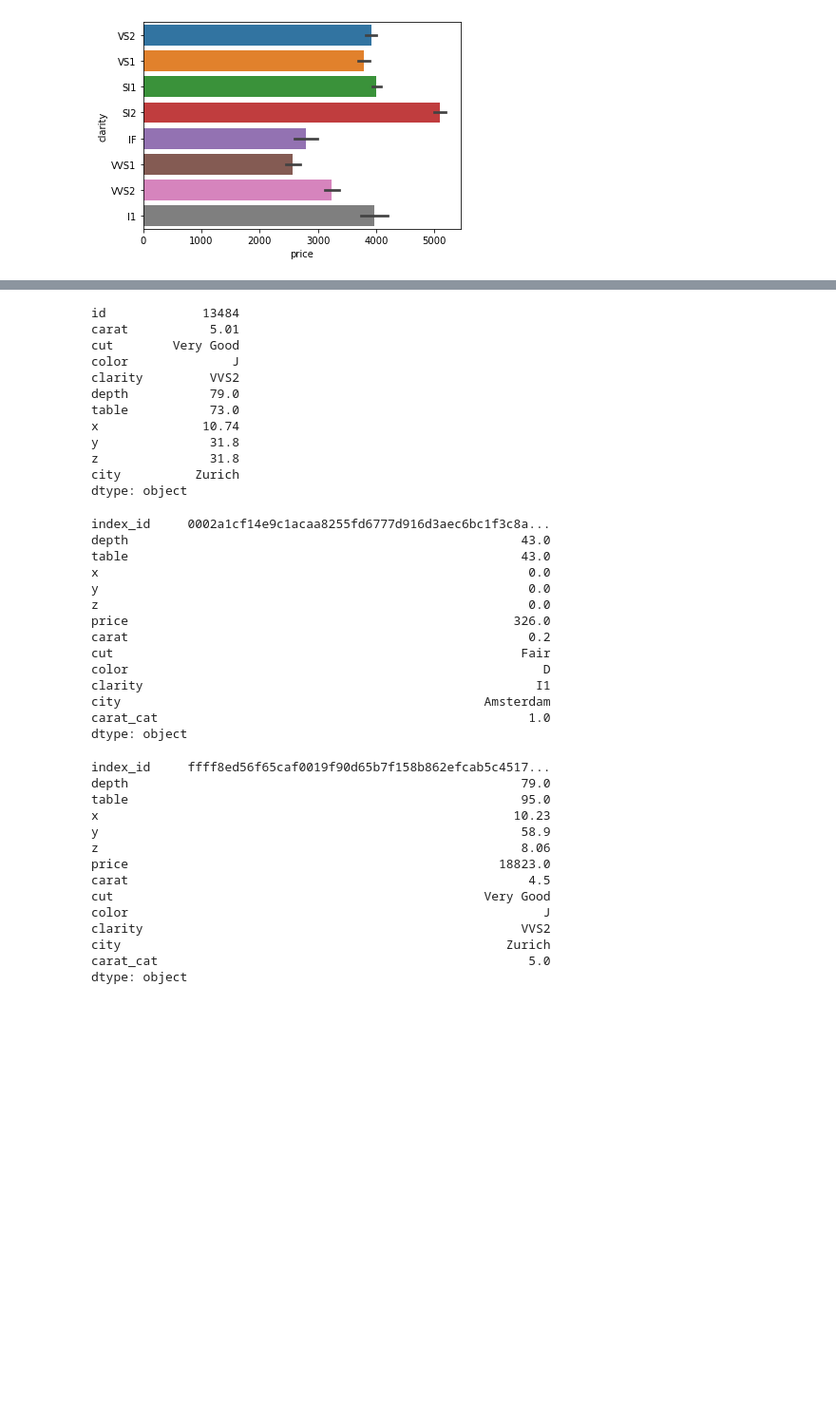
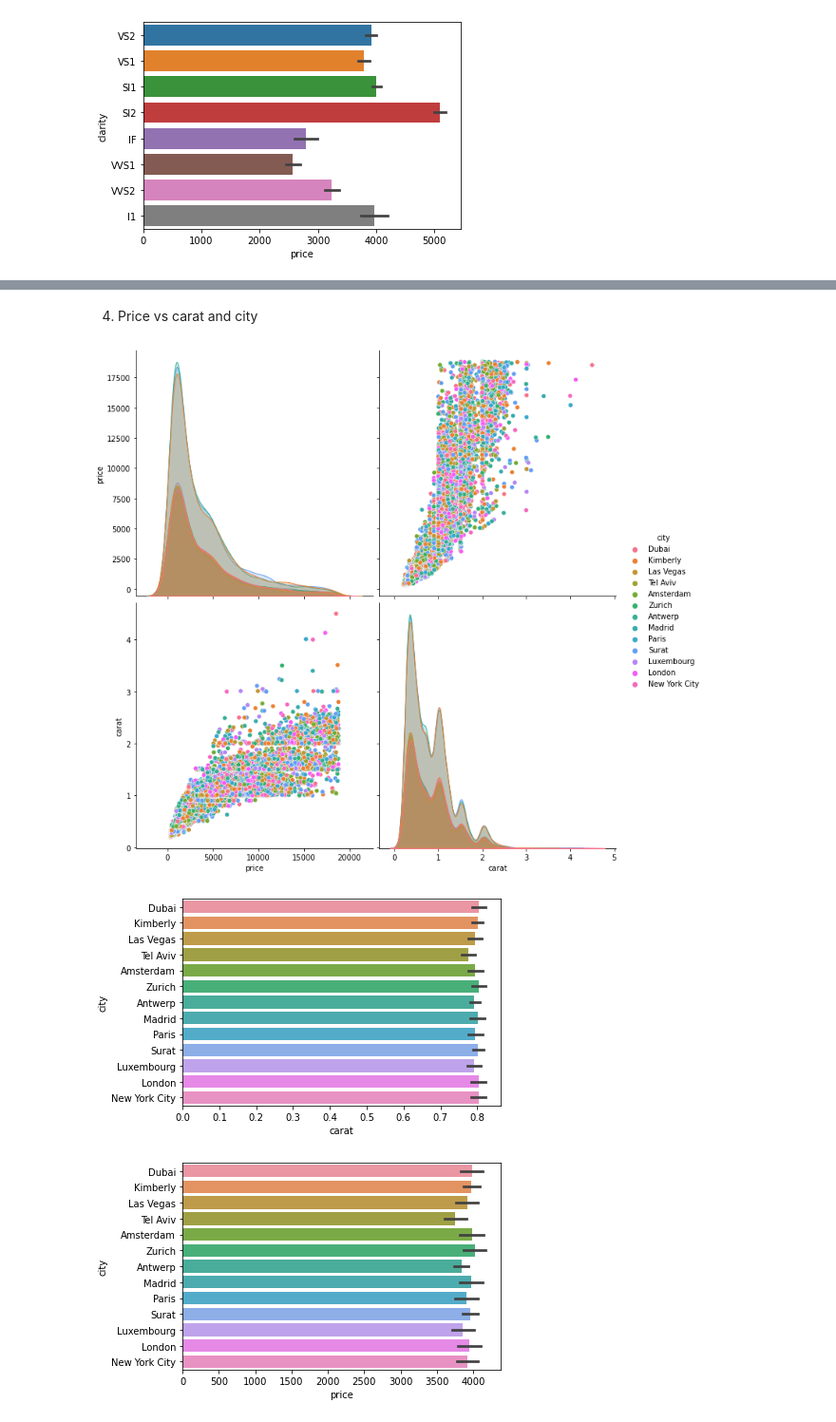
Before and after one commit to Malvagfr/ih_datamadpt1121_project_m3, a Jupyter notebook: code/0_EDA.ipynb, the cells around one changed output, grey strips where cells are left out. Shown at 95% size. Saved outputs shown, nothing was run; the diff lists cells and outputs as text; code cells hidden in the pictures; blank space fills up the shorter version.

```diff
--- a/code/0_EDA.ipynb
+++ b/code/0_EDA.ipynb
@@ -16,5 +28,6 @@ import matplotlib.pyplot as plt
 # %%
 # Impor train data
 df_diamonds_train=pd.read_csv('../data/diamonds_train.csv')
-df_diamonds_train.pop("Unnamed: 0") #dropped an unnecessary column
+df_diamonds_train.drop(['Unnamed: 0', 'index_id'], axis=1,inplace=True) #dropped unnecessary columns
+df_diamonds_train.head()
 # %% [output]
@@ -231,7 +412,0 @@ Most diamonds are roughly between 0.3 and 1.5 Carats. Let's divide them into 5 c
-# %%
-# Divide the diamond carats by 0.4 to limit the number of carat categories
-# Round up to have discrete categories
-df_diamonds_train["carat_cat"] = np.ceil(df_diamonds_train["carat"] / 0.35)
-
-# Merge categories > 5 in 5
-df_diamonds_train["carat_cat"].where(df_diamonds_train["carat_cat"] < 5, 5.0, inplace = True)
@@ -351,49 +460,13 @@ dtype: object
-# %%
-df_diamonds_test.max()
-# %% [output]
-id             13484
-carat           5.01
-cut        Very Good
-color              J
-clarity         VVS2
-depth           79.0
-table           73.0
-x              10.74
-y               31.8
-z               31.8
-city          Zurich
-dtype: object
-# %%
-df_diamonds_train.min()
-# %% [output]
-index_id     0002a1cf14e9c1acaa8255fd6777d916d3aec6bc1f3c8a...
-depth                                                     43.0
-table                                                     43.0
-x                                                          0.0
-y                                                          0.0
-z                                                          0.0
-price                                                    326.0
-carat                                                      0.2
-cut                                                       Fair
-color                                                        D
-clarity                                                     I1
-city                                                 Amsterdam
-carat_cat                                                  1.0
-dtype: object
-# %%
-df_diamonds_train.max()
-# %% [output]
-index_id     ffff8ed56f65caf0019f90d65b7f158b862efcab5c4517...
-depth                                                     79.0
-table                                                     95.0
-x                                                        10.23
-y                                                         58.9
-z                                                         8.06
-price                                                  18823.0
-carat                                                      4.5
-cut                                                  Very Good
-color                                                        J
-clarity                                                   VVS2
-city                                                    Zurich
-carat_cat                                                  5.0
-dtype: object
+# %% [markdown]
+4. Price vs carat and city
+# %%
+sns.pairplot(df_diamonds_train[["price", "carat", "city"]], hue = "city", height = 5)
+plt.show()
+sns.barplot(x = "carat", y = "city", data = df_diamonds_train)
+plt.show()
+sns.barplot(x = "price", y = "city", data = df_diamonds_train)
+plt.show()
+# %% [output]
+[figure, added]
+[figure, added]
+[figure, added]
```
Also changed, not shown: parts of 95 cells of this notebook, 7 other files.
